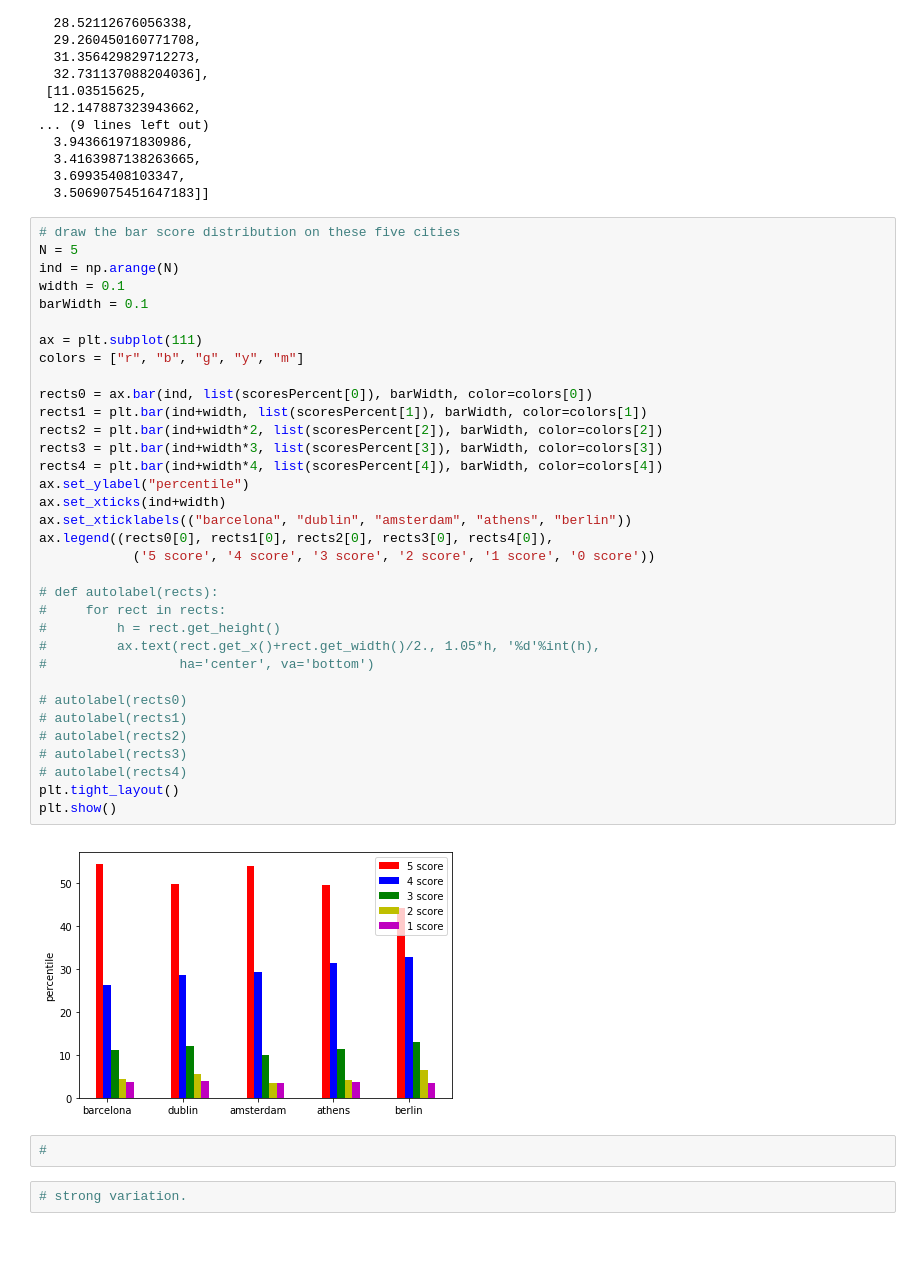
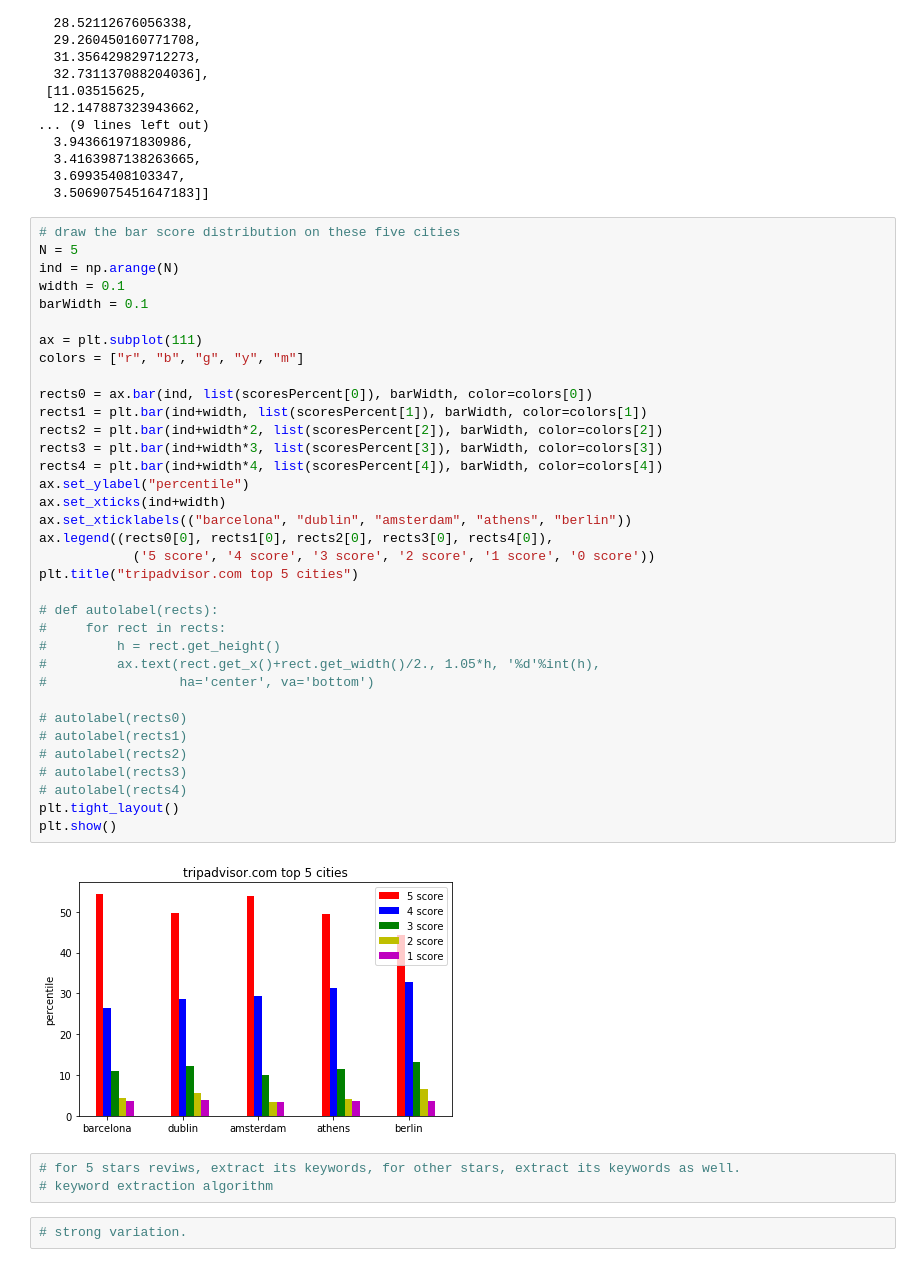
Before and after one commit to yiperzhou/text-sentiment-classification-with-deep-neural-networks, a Jupyter notebook: data-preprocess/calculate-reviews-words-grades.ipynb, the cells around one changed output. Saved outputs shown, nothing was run; the diff lists cells and outputs as text.

```diff
--- a/data-preprocess/calculate-reviews-words-grades.ipynb
+++ b/data-preprocess/calculate-reviews-words-grades.ipynb
@@ -160,36 +160,38 @@ width = 0.1
 barWidth = 0.1
 
 ax = plt.subplot(111)
 colors = ["r", "b", "g", "y", "m"]
 
 rects0 = ax.bar(ind, list(scoresPercent[0]), barWidth, color=colors[0])
 rects1 = plt.bar(ind+width, list(scoresPercent[1]), barWidth, color=colors[1])
 rects2 = plt.bar(ind+width*2, list(scoresPercent[2]), barWidth, color=colors[2])
 rects3 = plt.bar(ind+width*3, list(scoresPercent[3]), barWidth, color=colors[3])
 rects4 = plt.bar(ind+width*4, list(scoresPercent[4]), barWidth, color=colors[4])
 ax.set_ylabel("percentile")
 ax.set_xticks(ind+width)
 ax.set_xticklabels(("barcelona", "dublin", "amsterdam", "athens", "berlin"))
 ax.legend((rects0[0], rects1[0], rects2[0], rects3[0], rects4[0]),
             ('5 score', '4 score', '3 score', '2 score', '1 score', '0 score'))
+plt.title("tripadvisor.com top 5 cities")
 
 # def autolabel(rects):
 #     for rect in rects:
 #         h = rect.get_height()
 #         ax.text(rect.get_x()+rect.get_width()/2., 1.05*h, '%d'%int(h),
 #                 ha='center', va='bottom')
 
 # autolabel(rects0)
 # autolabel(rects1)
 # autolabel(rects2)
 # autolabel(rects3)
 # autolabel(rects4)
 plt.tight_layout()
 plt.show()
 # %% [output]
-[figure, old version]
+[figure, new version]
-# %%
-#
+# %%
+# for 5 stars reviws, extract its keywords, for other stars, extract its keywords as well.
+# keyword extraction algorithm
 # %%
 # strong variation.
 # %%
```
